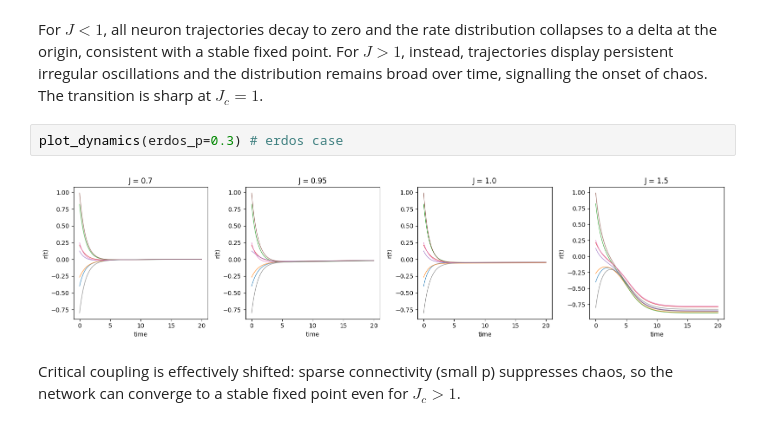
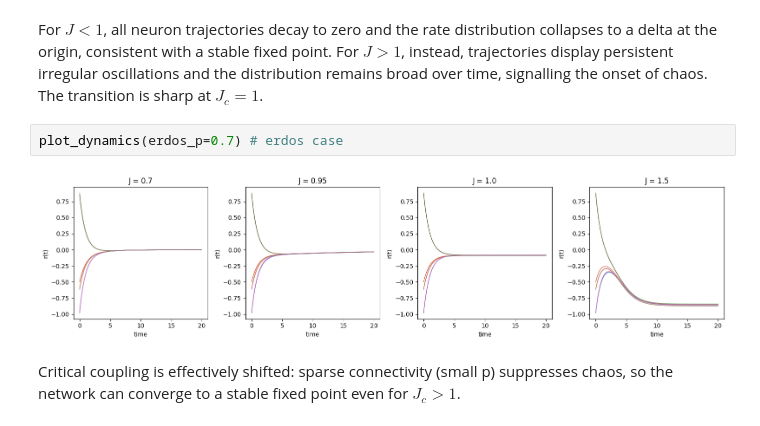
Before and after one commit to bs-machinelearning/reservoir-computing-research, a Jupyter notebook: people/Antonio_Perazza.ipynb, the cells around one changed output. Saved outputs shown, nothing was run; the diff lists cells and outputs as text.

```diff
--- a/people/Antonio_Perazza.ipynb
+++ b/people/Antonio_Perazza.ipynb
@@ -73,9 +73,9 @@ plot_dynamics() # gaussian W
 # %% [markdown]
 For $J < 1$, all neuron trajectories decay to zero and the rate distribution collapses to a delta at the origin, consistent with a stable fixed point. For $J > 1$, instead, trajectories display persistent irregular oscillations and the distribution remains broad over time, signalling the onset of chaos. The transition is sharp at $J_c = 1$.
 # %%
-plot_dynamics(erdos_p=0.3) # erdos case
+plot_dynamics(erdos_p=0.7) # erdos case
 # %% [output]
-[figure, old version]
+[figure, new version]
 # %% [markdown]
 Critical coupling is effectively shifted: sparse connectivity (small p) suppresses chaos, so the network can converge to a stable fixed point even for $J_c > 1$.
 # %%
```
Also changed, not shown: parts of 3 cells of this notebook.
